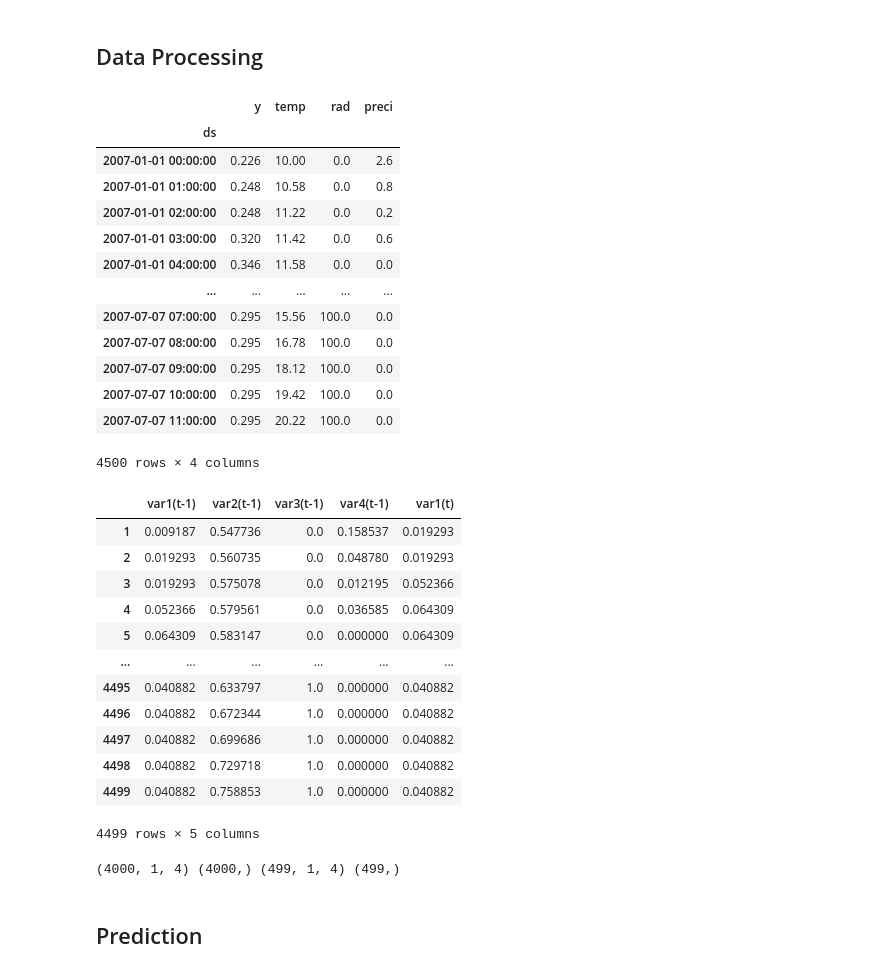
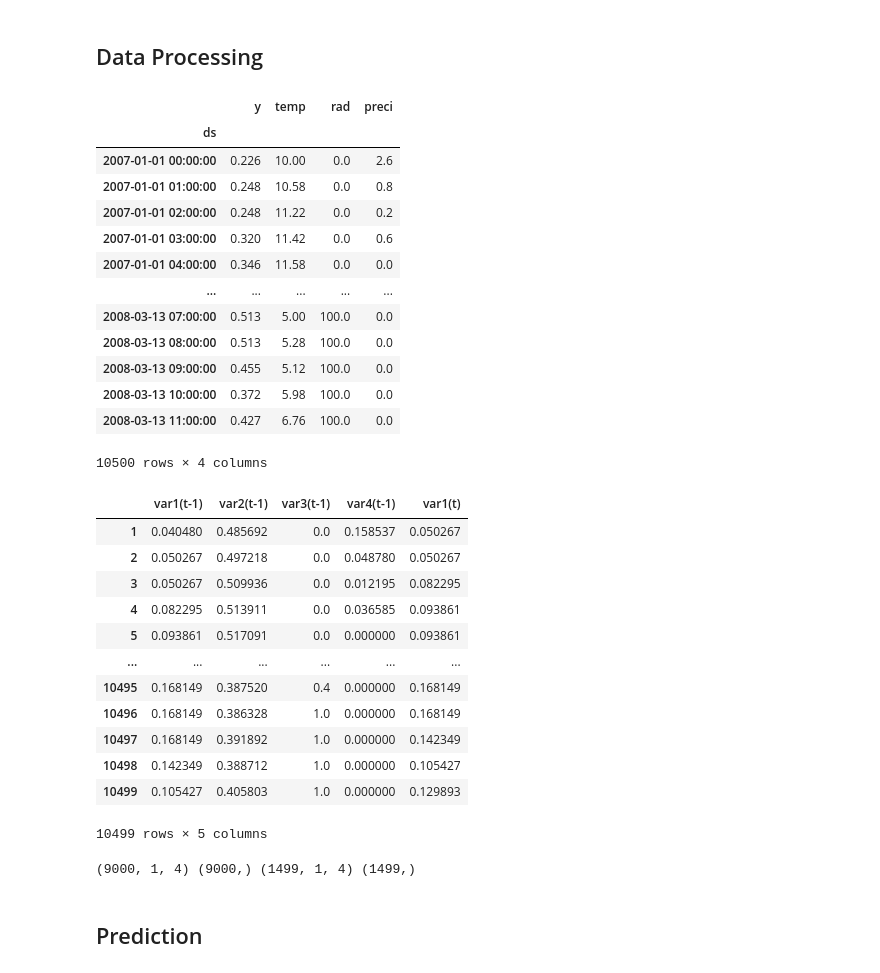
Before and after one commit to heli1111/Masters_Thesis, a Jupyter notebook: sandbox_lime.ipynb, the cells around one changed output. Cells and saved outputs as stored; diff of their text form; code cells hidden in the pictures.

Commit message:
LSTM n = 10500

```diff
--- a/sandbox_lime.ipynb
+++ b/sandbox_lime.ipynb
@@ -87,24 +87,24 @@ df_lstm
 ## Data Processing
 # %%
 # Data Processing for Multivariable LSTM - Testing (Smaller Dataset, row = 2500)
-df_lstm = df_lstm.iloc[:4500, :]
+df_lstm = df_lstm.iloc[:10500, :]
 df_lstm = df_lstm.set_index('ds')
 df_lstm
 # %% [output]
 |  | y | temp | rad | preci |
 | ds |  |  |  |  |
 | 2007-01-01 00:00:00 | 0.226 | 10.00 | 0.0 | 2.6 |
 | 2007-01-01 01:00:00 | 0.248 | 10.58 | 0.0 | 0.8 |
 | 2007-01-01 02:00:00 | 0.248 | 11.22 | 0.0 | 0.2 |
 | 2007-01-01 03:00:00 | 0.320 | 11.42 | 0.0 | 0.6 |
 | 2007-01-01 04:00:00 | 0.346 | 11.58 | 0.0 | 0.0 |
 | ... | ... | ... | ... | ... |
-| 2007-07-07 07:00:00 | 0.295 | 15.56 | 100.0 | 0.0 |
-| 2007-07-07 08:00:00 | 0.295 | 16.78 | 100.0 | 0.0 |
-| 2007-07-07 09:00:00 | 0.295 | 18.12 | 100.0 | 0.0 |
-| 2007-07-07 10:00:00 | 0.295 | 19.42 | 100.0 | 0.0 |
-| 2007-07-07 11:00:00 | 0.295 | 20.22 | 100.0 | 0.0 |
+| 2008-03-13 07:00:00 | 0.513 | 5.00 | 100.0 | 0.0 |
+| 2008-03-13 08:00:00 | 0.513 | 5.28 | 100.0 | 0.0 |
+| 2008-03-13 09:00:00 | 0.455 | 5.12 | 100.0 | 0.0 |
+| 2008-03-13 10:00:00 | 0.372 | 5.98 | 100.0 | 0.0 |
+| 2008-03-13 11:00:00 | 0.427 | 6.76 | 100.0 | 0.0 |
-4500 rows × 4 columns
+10500 rows × 4 columns
 # %%
 # convert series to supervised learning
 def series_to_supervised(data, n_in=1, n_out=1, dropnan=True):
@@ -144,22 +144,22 @@ df_lstm_reframed.drop(df_lstm_reframed.columns[[5,6,7]], axis=1, inplace=True)
 df_lstm_reframed
 # %% [output]
 |  | var1(t-1) | var2(t-1) | var3(t-1) | var4(t-1) | var1(t) |
-| 1 | 0.009187 | 0.547736 | 0.0 | 0.158537 | 0.019293 |
-| 2 | 0.019293 | 0.560735 | 0.0 | 0.048780 | 0.019293 |
-| 3 | 0.019293 | 0.575078 | 0.0 | 0.012195 | 0.052366 |
-| 4 | 0.052366 | 0.579561 | 0.0 | 0.036585 | 0.064309 |
-| 5 | 0.064309 | 0.583147 | 0.0 | 0.000000 | 0.064309 |
+| 1 | 0.040480 | 0.485692 | 0.0 | 0.158537 | 0.050267 |
+| 2 | 0.050267 | 0.497218 | 0.0 | 0.048780 | 0.050267 |
+| 3 | 0.050267 | 0.509936 | 0.0 | 0.012195 | 0.082295 |
+| 4 | 0.082295 | 0.513911 | 0.0 | 0.036585 | 0.093861 |
+| 5 | 0.093861 | 0.517091 | 0.0 | 0.000000 | 0.093861 |
 | ... | ... | ... | ... | ... | ... |
-| 4495 | 0.040882 | 0.633797 | 1.0 | 0.000000 | 0.040882 |
-| 4496 | 0.040882 | 0.672344 | 1.0 | 0.000000 | 0.040882 |
-| 4497 | 0.040882 | 0.699686 | 1.0 | 0.000000 | 0.040882 |
-| 4498 | 0.040882 | 0.729718 | 1.0 | 0.000000 | 0.040882 |
-| 4499 | 0.040882 | 0.758853 | 1.0 | 0.000000 | 0.040882 |
+| 10495 | 0.168149 | 0.387520 | 0.4 | 0.000000 | 0.168149 |
+| 10496 | 0.168149 | 0.386328 | 1.0 | 0.000000 | 0.168149 |
+| 10497 | 0.168149 | 0.391892 | 1.0 | 0.000000 | 0.142349 |
+| 10498 | 0.142349 | 0.388712 | 1.0 | 0.000000 | 0.105427 |
+| 10499 | 0.105427 | 0.405803 | 1.0 | 0.000000 | 0.129893 |
-4499 rows × 5 columns
+10499 rows × 5 columns
 # %%
 # split into train and test sets
 values = df_lstm_reframed.values
-n = 4000
+n = 9000
 train = values[:n, :]
 test = values[n:, :]
 # split into input and outputs
@@ -170,7 +170,7 @@ train_X = train_X.reshape((train_X.shape[0], 1, train_X.shape[1]))
 test_X = test_X.reshape((test_X.shape[0], 1, test_X.shape[1]))
 print(train_X.shape, train_y.shape, test_X.shape, test_y.shape)
 # %% [output]
-(4000, 1, 4) (4000,) (499, 1, 4) (499,)
+(9000, 1, 4) (9000,) (1499, 1, 4) (1499,)
 # %% [markdown]
 ## Prediction
 # %%
```
Also changed, not shown: parts of 2 cells of this notebook.
